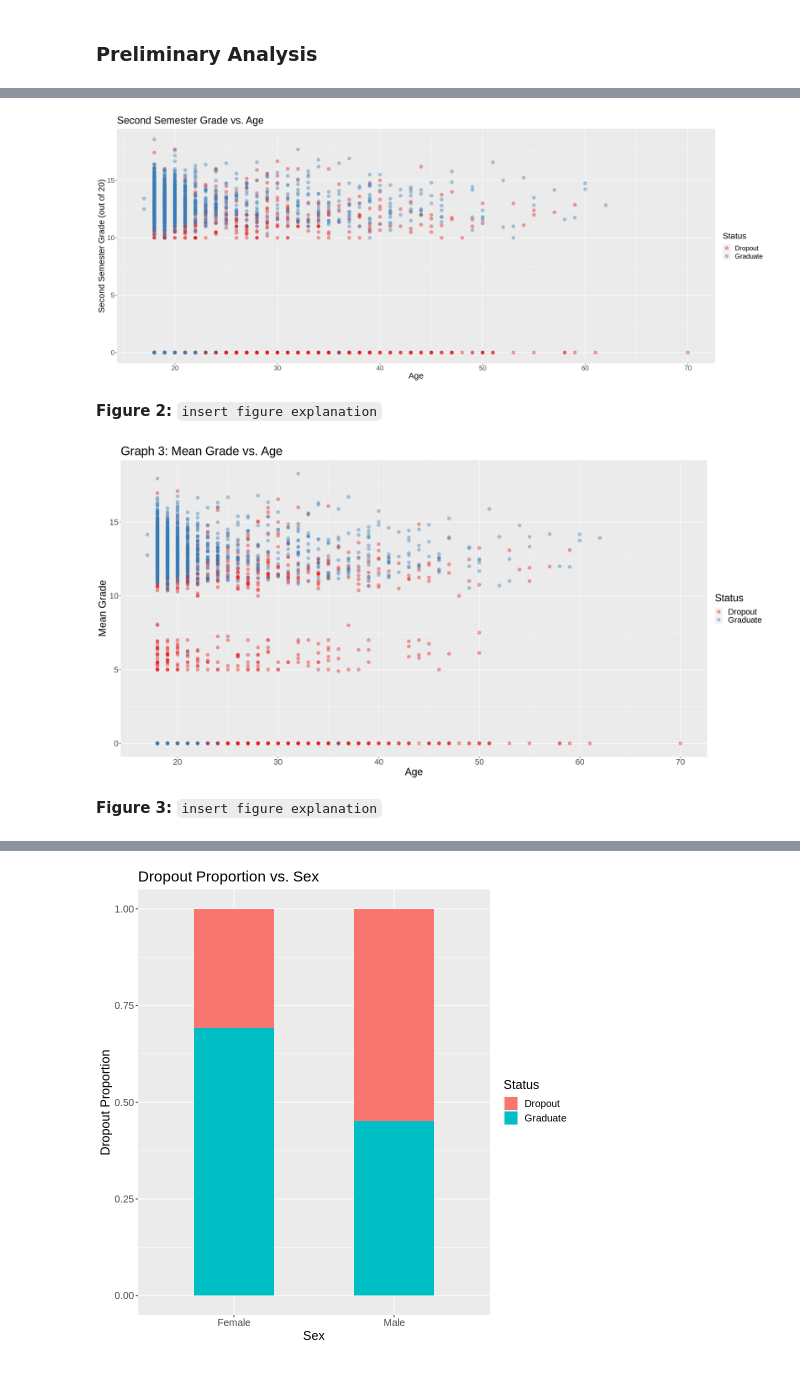
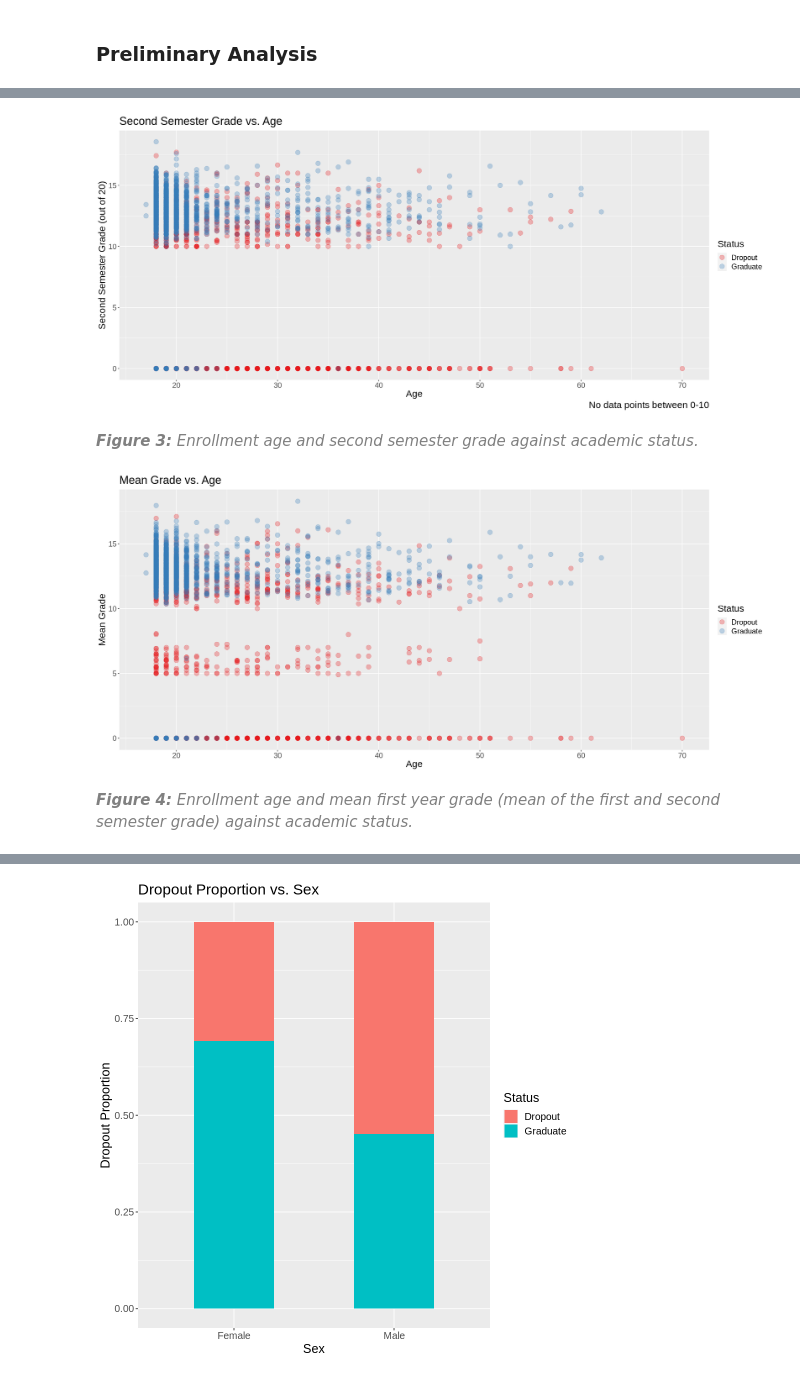
Before and after one commit to ekang27kc/dsci100-2023-T2-Group01-project, a Jupyter notebook: Project_Report.ipynb, the cells around one changed output, grey strips where cells are left out. Saved outputs shown, nothing was run; the diff lists cells and outputs as text; code cells hidden in the pictures.

```diff
--- a/Project_Report.ipynb
+++ b/Project_Report.ipynb
@@ -117,31 +131,33 @@ plot_one
 # %%
+options(repr.plot.width = 18, repr.plot.height = 8)
+
 plot_two <- ggplot(data_train,
                    aes(x = enrollment_age, y = second_semester_grade, colour = status)) +
-                           geom_point(alpha = 0.4, size = 3) +
+                           geom_point(alpha = 0.3, size = 4) +
                            labs(x = "Age", y = "Second Semester Grade (out of 20)", title = "Second Semester Grade vs. Age",
-                                colour = "Status") +
-                            scale_color_brewer(palette = "Set1")+
-                           theme(text = element_text(size = 18))
+                                colour = "Status", caption = "No data points between 0-10") +
+                           scale_color_brewer(palette = "Set1") +
+                           theme(text = element_text(size = 18), plot.caption = element_text(size = 18))
+
 plot_two
 # %% [output]
-[figure, old version]
+[figure, new version]
 # %% [markdown]
-**Figure 2:** `insert figure explanation`
+_<span style="color:gray">**Figure 3:** Enrollment age and second semester grade against academic status.</span>_
 # %%
-# graph 3: mean grade for the first and second semesters vs. age
-
-options(repr.plot.width = 20, repr.plot.height = 10)
+options(repr.plot.width = 18, repr.plot.height = 8)
 
 mean_grade_plot <- data_train |>
     mutate(mean_sem_grade = (first_semester_grade + second_semester_grade) / 2) |>
     ggplot(aes(x = enrollment_age, y = mean_sem_grade, colour = status)) +
-    geom_point(alpha=0.4, size = 3) +
-    labs(x = "Age", y = "Mean Grade", title = "Graph 3: Mean Grade vs. Age",
+    geom_point(alpha = 0.3, size = 4) +
+    labs(x = "Age", y = "Mean Grade", title = "Mean Grade vs. Age",
          colour = "Status") +
         scale_color_brewer(palette = "Set1")+
-    theme(text = element_text(size = 22))
+    theme(text = element_text(size = 18))
+
 mean_grade_plot
 # %% [output]
-[figure, old version]
+[figure, new version]
 # %% [markdown]
- **Figure 3:** `insert figure explanation`
+_<span style="color:gray">**Figure 4:** Enrollment age and mean first year grade (mean of the first and second semester grade) against academic status.</span>_
```
Also changed, not shown: parts of 13 cells of this notebook.
